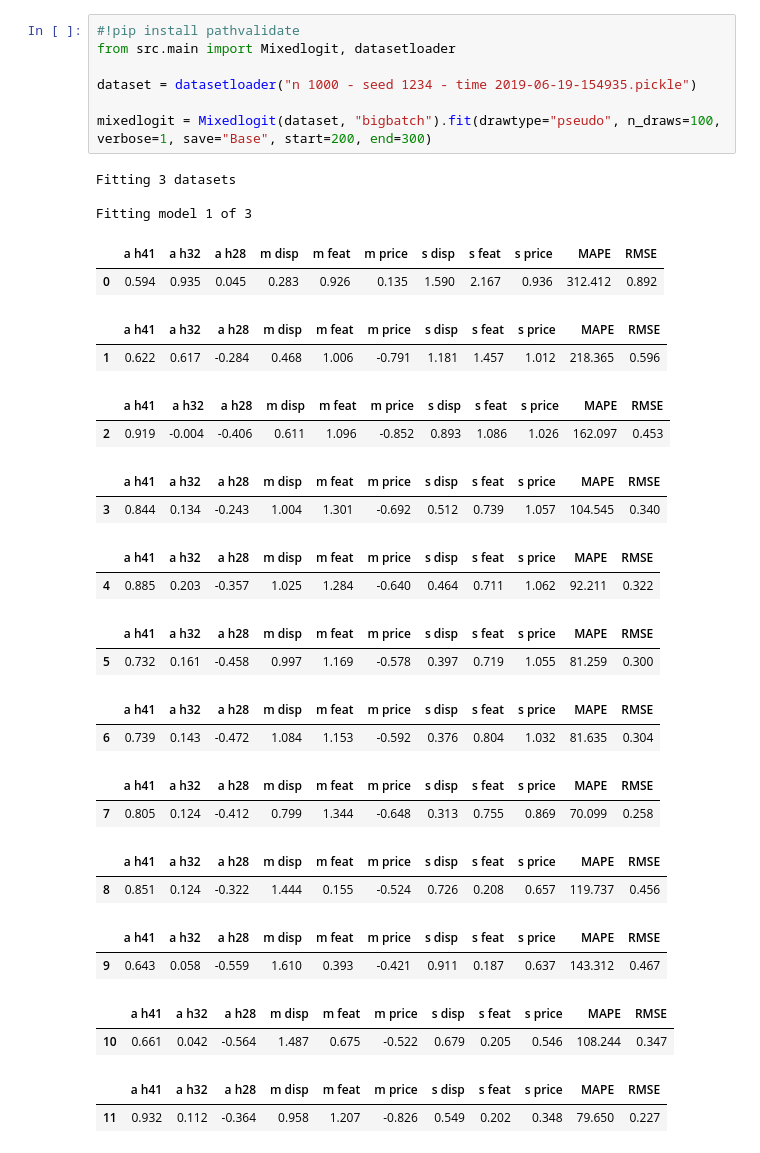
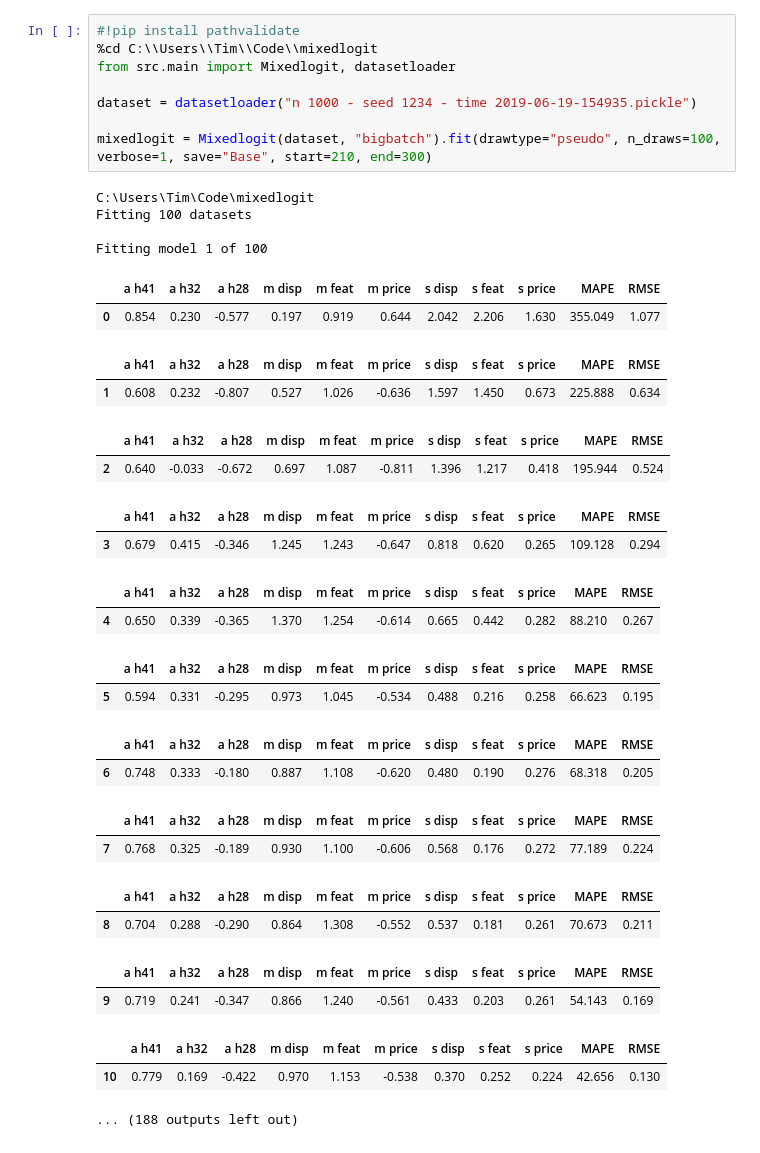
Before and after one commit to timellemeet/mixedlogit, a Jupyter notebook: Results/notebooks/results - 3 of 10.ipynb, the cells around one changed output. Drawn from its saved outputs; the diff is of its cells as text.

```diff
--- a/Results/notebooks/results - 3 of 10.ipynb
+++ b/Results/notebooks/results - 3 of 10.ipynb
@@ -1,35 +1,36 @@
 # %%
 #!pip install pathvalidate
+%cd C:\\Users\\Tim\\Code\\mixedlogit
 from src.main import Mixedlogit, datasetloader
 
 dataset = datasetloader("n 1000 - seed 1234 - time 2019-06-19-154935.pickle")
 
-mixedlogit = Mixedlogit(dataset, "bigbatch").fit(drawtype="pseudo", n_draws=100, verbose=1, save="Base", start=200, end=300)
+mixedlogit = Mixedlogit(dataset, "bigbatch").fit(drawtype="pseudo", n_draws=100, verbose=1, save="Base", start=210, end=300)
 # %% [output]
-Fitting 3 datasets
+C:\Users\Tim\Code\mixedlogit
+Fitting 100 datasets
 
-Fitting model 1 of 3
+Fitting model 1 of 100
 |  | a h41 | a h32 | a h28 | m disp | m feat | m price | s disp | s feat | s price | MAPE | RMSE |
-| 0 | 0.594 | 0.935 | 0.045 | 0.283 | 0.926 | 0.135 | 1.590 | 2.167 | 0.936 | 312.412 | 0.892 |
+| 0 | 0.854 | 0.230 | -0.577 | 0.197 | 0.919 | 0.644 | 2.042 | 2.206 | 1.630 | 355.049 | 1.077 |
 |  | a h41 | a h32 | a h28 | m disp | m feat | m price | s disp | s feat | s price | MAPE | RMSE |
-| 1 | 0.622 | 0.617 | -0.284 | 0.468 | 1.006 | -0.791 | 1.181 | 1.457 | 1.012 | 218.365 | 0.596 |
+| 1 | 0.608 | 0.232 | -0.807 | 0.527 | 1.026 | -0.636 | 1.597 | 1.450 | 0.673 | 225.888 | 0.634 |
 |  | a h41 | a h32 | a h28 | m disp | m feat | m price | s disp | s feat | s price | MAPE | RMSE |
-| 2 | 0.919 | -0.004 | -0.406 | 0.611 | 1.096 | -0.852 | 0.893 | 1.086 | 1.026 | 162.097 | 0.453 |
+| 2 | 0.640 | -0.033 | -0.672 | 0.697 | 1.087 | -0.811 | 1.396 | 1.217 | 0.418 | 195.944 | 0.524 |
 |  | a h41 | a h32 | a h28 | m disp | m feat | m price | s disp | s feat | s price | MAPE | RMSE |
-| 3 | 0.844 | 0.134 | -0.243 | 1.004 | 1.301 | -0.692 | 0.512 | 0.739 | 1.057 | 104.545 | 0.340 |
+| 3 | 0.679 | 0.415 | -0.346 | 1.245 | 1.243 | -0.647 | 0.818 | 0.620 | 0.265 | 109.128 | 0.294 |
 |  | a h41 | a h32 | a h28 | m disp | m feat | m price | s disp | s feat | s price | MAPE | RMSE |
-| 4 | 0.885 | 0.203 | -0.357 | 1.025 | 1.284 | -0.640 | 0.464 | 0.711 | 1.062 | 92.211 | 0.322 |
+| 4 | 0.650 | 0.339 | -0.365 | 1.370 | 1.254 | -0.614 | 0.665 | 0.442 | 0.282 | 88.210 | 0.267 |
 |  | a h41 | a h32 | a h28 | m disp | m feat | m price | s disp | s feat | s price | MAPE | RMSE |
-| 5 | 0.732 | 0.161 | -0.458 | 0.997 | 1.169 | -0.578 | 0.397 | 0.719 | 1.055 | 81.259 | 0.300 |
+| 5 | 0.594 | 0.331 | -0.295 | 0.973 | 1.045 | -0.534 | 0.488 | 0.216 | 0.258 | 66.623 | 0.195 |
 |  | a h41 | a h32 | a h28 | m disp | m feat | m price | s disp | s feat | s price | MAPE | RMSE |
-| 6 | 0.739 | 0.143 | -0.472 | 1.084 | 1.153 | -0.592 | 0.376 | 0.804 | 1.032 | 81.635 | 0.304 |
+| 6 | 0.748 | 0.333 | -0.180 | 0.887 | 1.108 | -0.620 | 0.480 | 0.190 | 0.276 | 68.318 | 0.205 |
 |  | a h41 | a h32 | a h28 | m disp | m feat | m price | s disp | s feat | s price | MAPE | RMSE |
-| 7 | 0.805 | 0.124 | -0.412 | 0.799 | 1.344 | -0.648 | 0.313 | 0.755 | 0.869 | 70.099 | 0.258 |
+| 7 | 0.768 | 0.325 | -0.189 | 0.930 | 1.100 | -0.606 | 0.568 | 0.176 | 0.272 | 77.189 | 0.224 |
 |  | a h41 | a h32 | a h28 | m disp | m feat | m price | s disp | s feat | s price | MAPE | RMSE |
-| 8 | 0.851 | 0.124 | -0.322 | 1.444 | 0.155 | -0.524 | 0.726 | 0.208 | 0.657 | 119.737 | 0.456 |
+| 8 | 0.704 | 0.288 | -0.290 | 0.864 | 1.308 | -0.552 | 0.537 | 0.181 | 0.261 | 70.673 | 0.211 |
 |  | a h41 | a h32 | a h28 | m disp | m feat | m price | s disp | s feat | s price | MAPE | RMSE |
-| 9 | 0.643 | 0.058 | -0.559 | 1.610 | 0.393 | -0.421 | 0.911 | 0.187 | 0.637 | 143.312 | 0.467 |
+| 9 | 0.719 | 0.241 | -0.347 | 0.866 | 1.240 | -0.561 | 0.433 | 0.203 | 0.261 | 54.143 | 0.169 |
 |  | a h41 | a h32 | a h28 | m disp | m feat | m price | s disp | s feat | s price | MAPE | RMSE |
-| 10 | 0.661 | 0.042 | -0.564 | 1.487 | 0.675 | -0.522 | 0.679 | 0.205 | 0.546 | 108.244 | 0.347 |
+| 10 | 0.779 | 0.169 | -0.422 | 0.970 | 1.153 | -0.538 | 0.370 | 0.252 | 0.224 | 42.656 | 0.130 |
-|  | a h41 | a h32 | a h28 | m disp | m feat | m price | s disp | s feat | s price | MAPE | RMSE |
-| 11 | 0.932 | 0.112 | -0.364 | 0.958 | 1.207 | -0.826 | 0.549 | 0.202 | 0.348 | 79.650 | 0.227 |
+... (188 outputs left out)
```
Also changed, not shown: 17 other files.
